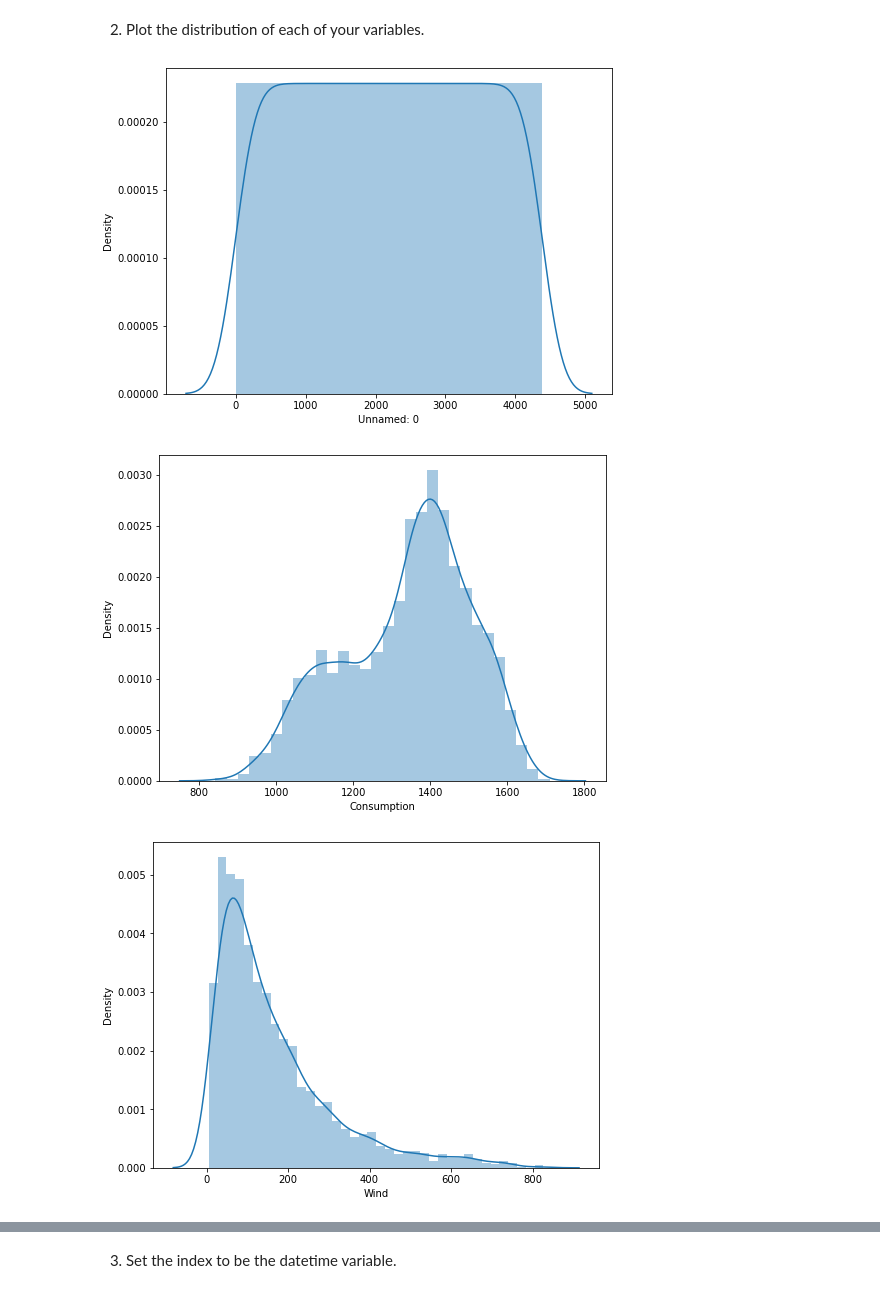
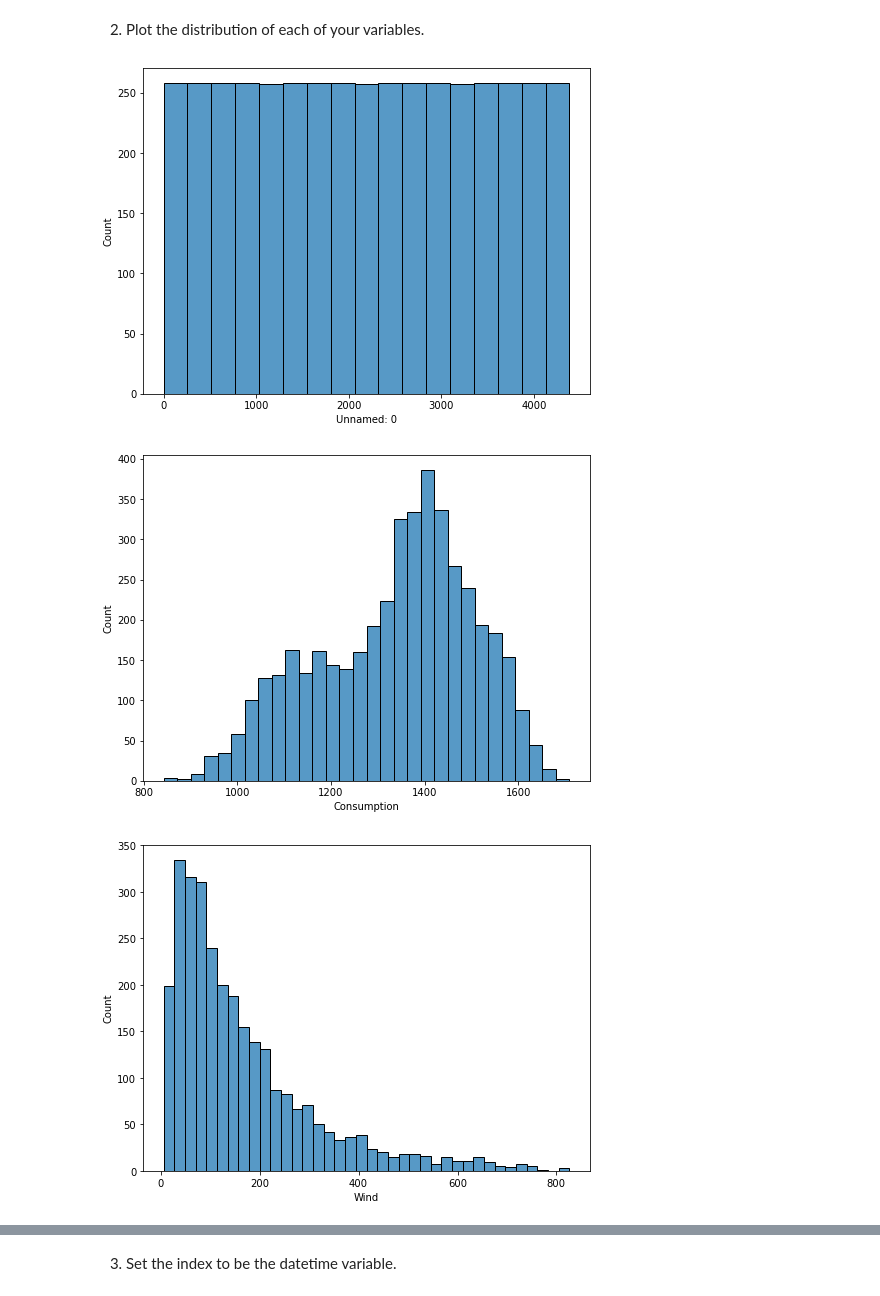
Before and after one commit to albertopuentes/time-series-exercises, a Jupyter notebook: prepare.ipynb, the cells around one changed output, grey strips where cells are left out. Cells and saved outputs as stored; diff of their text form; code cells hidden in the pictures.

```diff
--- a/prepare.ipynb
+++ b/prepare.ipynb
@@ -221,9 +228,9 @@ memory usage: 205.6 KB
 # %%
 numeric_data = power_df._get_numeric_data()
 for i in numeric_data.columns:
-    sns.distplot(numeric_data[i])
+    sns.histplot(numeric_data[i])
     plt.show()
 # %% [output]
-[figure, old version]
+[figure, new version]
-[figure, old version]
+[figure, new version]
-[figure, old version]
+[figure, new version]
```
Also changed, not shown: parts of 4 cells of this notebook.
